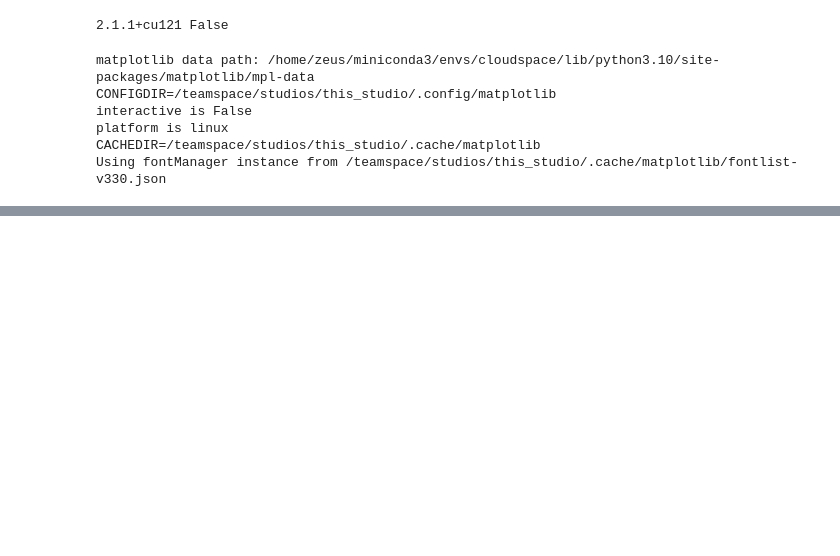
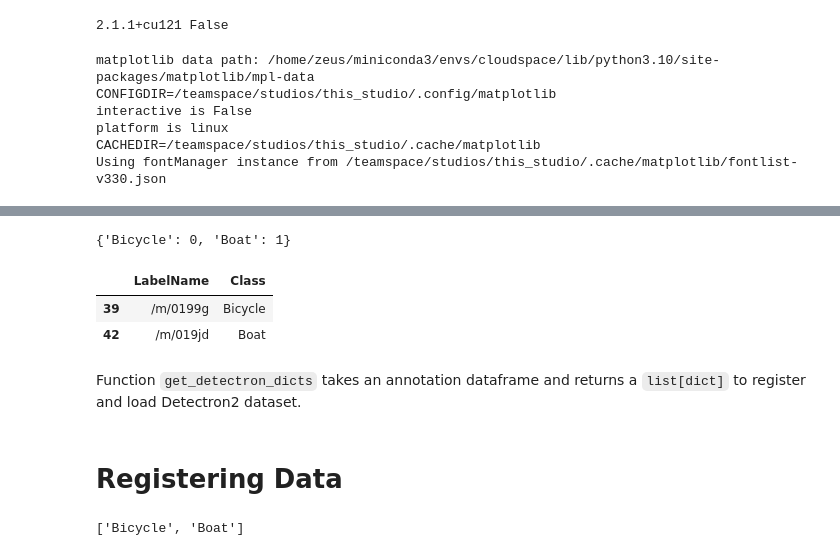
Before and after one commit to sadhiin/OD, a Jupyter notebook: detectron_2/2_formating_data.ipynb, the cells around one changed output, grey strips where cells are left out. Cells and saved outputs as stored; diff of their text form; code cells hidden in the pictures; blank space fills up the shorter version.

```diff
--- a/detectron_2/2_formating_data.ipynb
+++ b/detectron_2/2_formating_data.ipynb
@@ -62,0 +96,17 @@ Using fontManager instance from /teamspace/studios/this_studio/.cache/matplotlib
+# %%
+# Specify target classes and create `class2id` dict
+target_classes = ['Bicycle', 'Boat']
+class_to_id = {k: v for v, k in enumerate(target_classes)}
+print(class_to_id)
+
+# Get LabelName of target classes
+class_des_csv_path = "/teamspace/studios/this_studio/object_detection/raw_data/OI_v5/class-descriptions-boxable.csv"
+
+classes = pd.read_csv(class_des_csv_path, header=None, names=['LabelName', 'Class'])
+subset_classes = classes[classes['Class'].isin(target_classes)]
+subset_classes
+# %% [output]
+{'Bicycle': 0, 'Boat': 1}
+|  | LabelName | Class |
+| 39 | /m/0199g | Bicycle |
+| 42 | /m/019jd | Boat |
@@ -62,0 +126,2 @@ Using fontManager instance from /teamspace/studios/this_studio/.cache/matplotlib
+# %% [markdown]
+Function `get_detectron_dicts` takes an annotation dataframe and returns a `list[dict]` to register and load Detectron2 dataset.
@@ -62,0 +184,6 @@ Using fontManager instance from /teamspace/studios/this_studio/.cache/matplotlib
+# %% [markdown]
+# Registering Data
+# %%
+target_classes
+# %% [output]
+['Bicycle', 'Boat']
```
Also changed, not shown: parts of 12 cells of this notebook, 1 other file.
